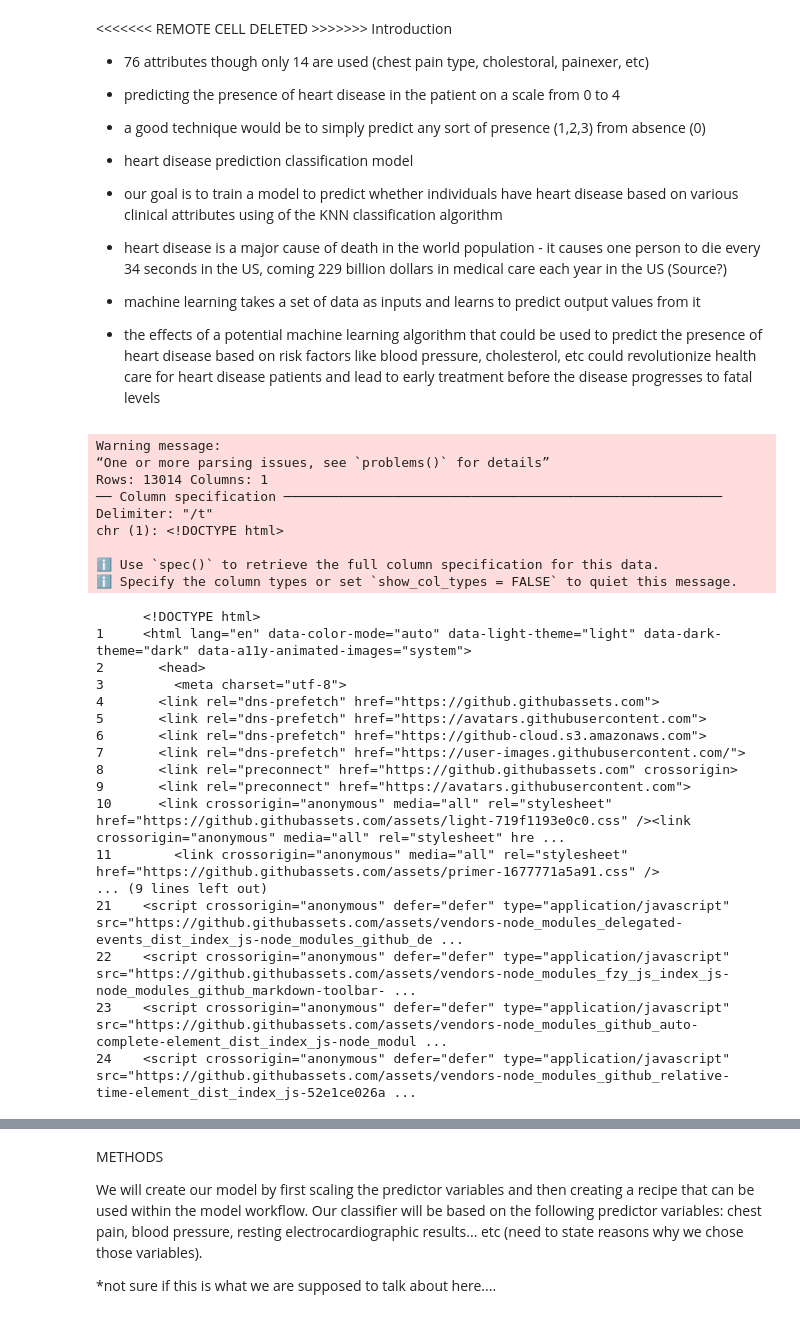
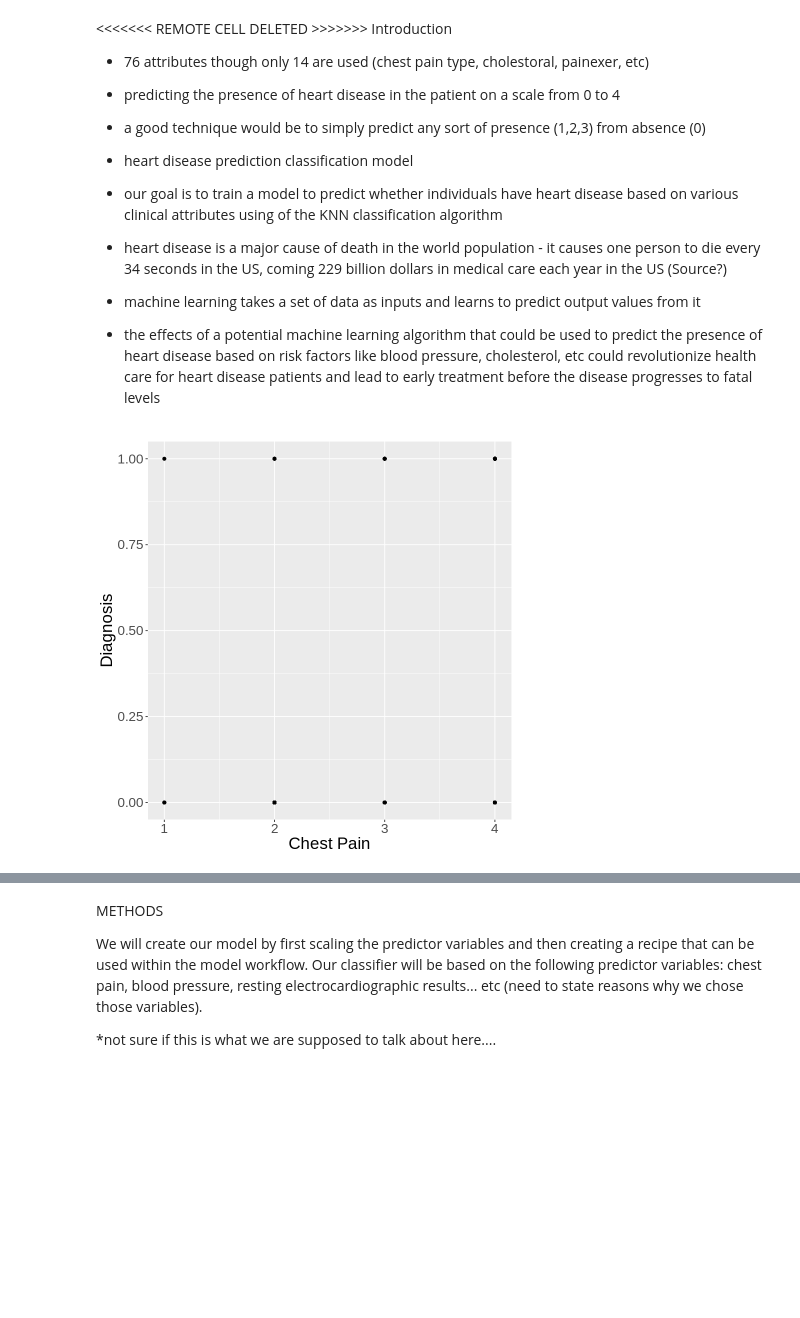
Before and after one commit to julieklipp/Project-Proposal, a Jupyter notebook: Project Proposal.ipynb, the cells around one changed output, grey strips where cells are left out. Drawn from its saved outputs; the diff is of its cells as text; code cells hidden in the pictures; blank space fills up the shorter version.

Commit message:
Tried to add plots

```diff
--- a/Project Proposal.ipynb
+++ b/Project Proposal.ipynb
@@ -125,38 +134,14 @@ Introduction
 - heart disease is a major cause of death in the world population - it causes one person to die every 34 seconds in the US, coming 229 billion dollars in medical care each year in the US (Source?)
 - machine learning takes a set of data as inputs and learns to predict output values from it
 - the effects of a potential machine learning algorithm that could be used to predict the presence of heart disease based on risk factors like blood pressure, cholesterol, etc could revolutionize health care for heart disease patients and lead to early treatment before the disease progresses to fatal levels
-# %%
-library(tidyverse)
-
-url <- "https://github.com/julieklipp/Project-Proposal/blob/main/hungarian.data"
-
-raw_data <- read_delim(url, delim = "/t")
-
-raw_data
-# %% [output]
-Warning message:
-“One or more parsing issues, see `problems()` for details”
-Rows: 13014 Columns: 1
-── Column specification ────────────────────────────────────────────────────────
-Delimiter: "/t"
-chr (1): <!DOCTYPE html>
-
-ℹ Use `spec()` to retrieve the full column specification for this data.
-ℹ Specify the column types or set `show_col_types = FALSE` to quiet this message.
-      <!DOCTYPE html>
-1     <html lang="en" data-color-mode="auto" data-light-theme="light" data-dark-theme="dark" data-a11y-animated-images="system">
-2       <head>
-3         <meta charset="utf-8">
-4       <link rel="dns-prefetch" href="https://github.githubassets.com">
-5       <link rel="dns-prefetch" href="https://avatars.githubusercontent.com">
-6       <link rel="dns-prefetch" href="https://github-cloud.s3.amazonaws.com">
-7       <link rel="dns-prefetch" href="https://user-images.githubusercontent.com/">
-8       <link rel="preconnect" href="https://github.githubassets.com" crossorigin>
-9       <link rel="preconnect" href="https://avatars.githubusercontent.com">
-10      <link crossorigin="anonymous" media="all" rel="stylesheet" href="https://github.githubassets.com/assets/light-719f1193e0c0.css" /><link crossorigin="anonymous" media="all" rel="stylesheet" hre ...
-11        <link crossorigin="anonymous" media="all" rel="stylesheet" href="https://github.githubassets.com/assets/primer-1677771a5a91.css" />
-... (9 lines left out)
-21    <script crossorigin="anonymous" defer="defer" type="application/javascript" src="https://github.githubassets.com/assets/vendors-node_modules_delegated-events_dist_index_js-node_modules_github_de ...
-22    <script crossorigin="anonymous" defer="defer" type="application/javascript" src="https://github.githubassets.com/assets/vendors-node_modules_fzy_js_index_js-node_modules_github_markdown-toolbar- ...
-23    <script crossorigin="anonymous" defer="defer" type="application/javascript" src="https://github.githubassets.com/assets/vendors-node_modules_github_auto-complete-element_dist_index_js-node_modul ...
-24    <script crossorigin="anonymous" defer="defer" type="application/javascript" src="https://github.githubassets.com/assets/vendors-node_modules_github_relative-time-element_dist_index_js-52e1ce026a ...
+# %%
+library(tidyverse)
+heart_plot1 <- training_heart_data |>
+    ggplot(aes(x = Cp, y = Diagnosis)) +
+    geom_point() +
+    labs(x = "Chest Pain", y = "Diagnosis") +
+    theme(text = element_text(size = 20))
+
+heart_plot1
+# %% [output]
+[figure, added]
```
Also changed, not shown: parts of 7 cells of this notebook.
